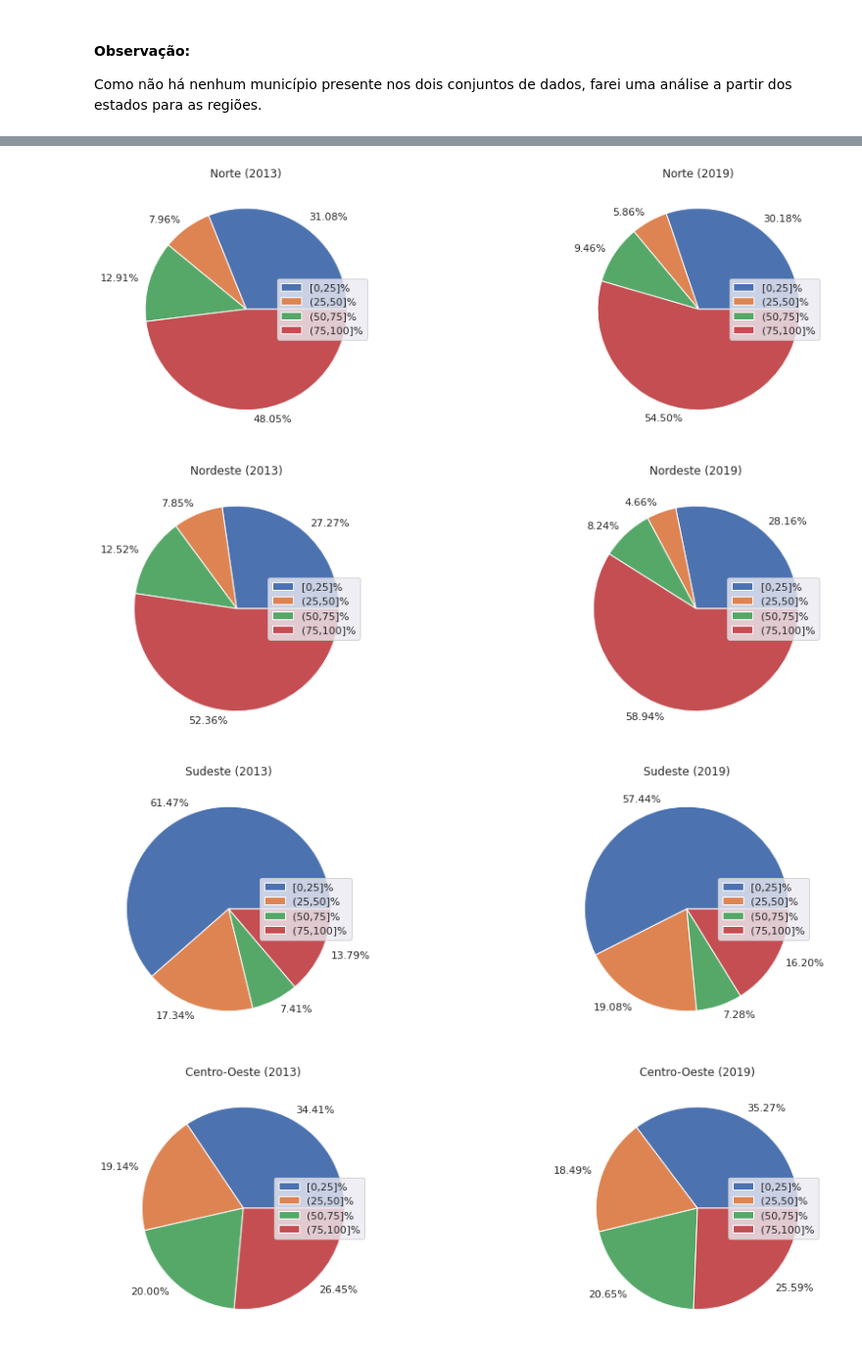
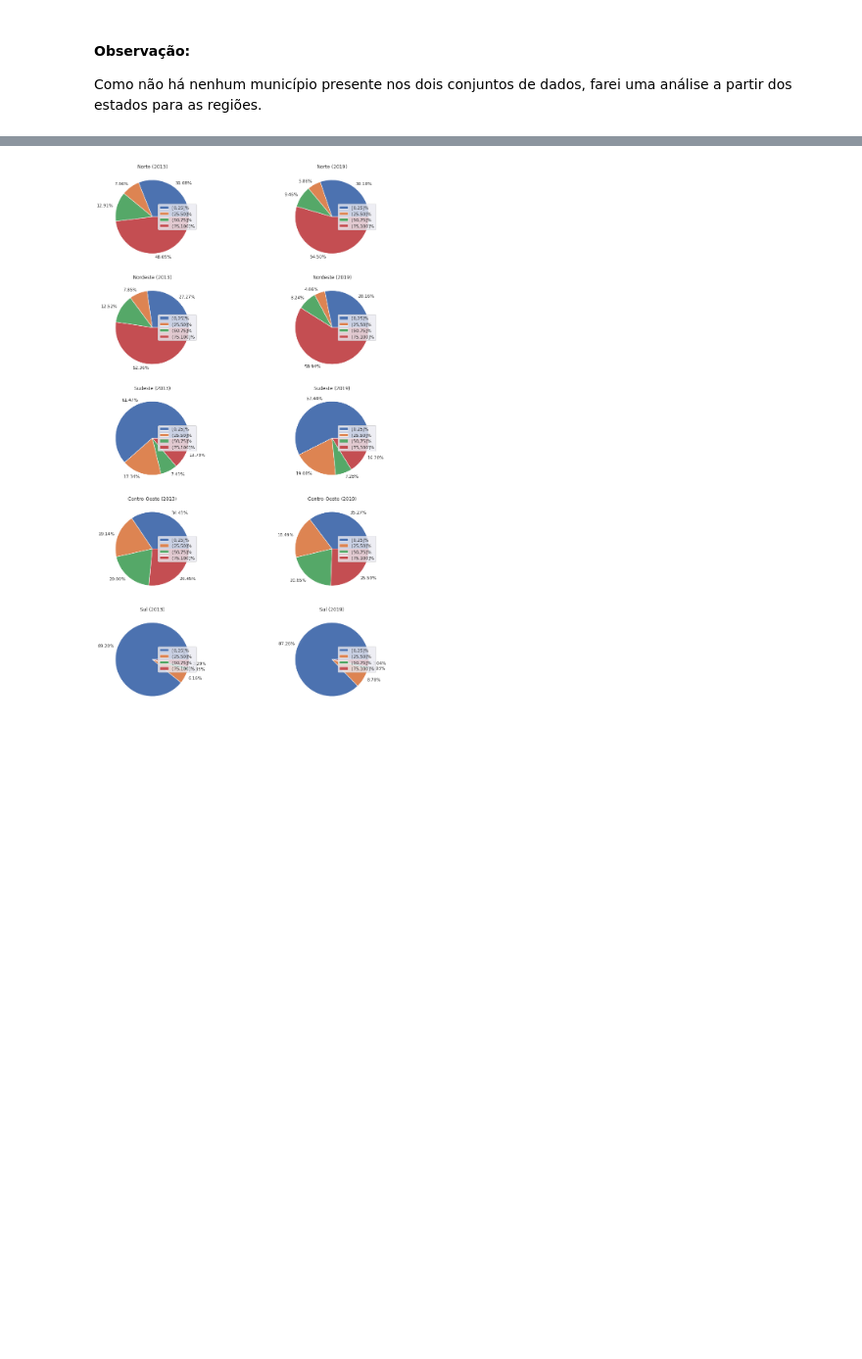
Before and after one commit to saulorcj/tarefas-analytica, a Jupyter notebook: A2/analise_dados.ipynb, the cells around one changed output, grey strips where cells are left out. Shown at 98% size. Saved outputs shown, nothing was run; the diff lists cells and outputs as text; code cells hidden in the pictures; blank space fills up the shorter version.

```diff
--- a/A2/analise_dados.ipynb
+++ b/A2/analise_dados.ipynb
@@ -109,3 +112,5 @@ df_prop_mortes = df_prop_mortes.drop(["indicador"], axis=1)
+# %%
+df_prop_mortes["prop_mortes"] = df_prop_mortes["prop_mortes"] / 100
 # %% [markdown]
 ### Os 10 municípios com maiores percentuais de mortes negras em 2000
 # %%
@@ -627,3 +613,0 @@ df_diferenca_prop_2000.sort_values(by="diferenca", ascending=False)
-# %%
-df_diferenca_prop_2013["diferenca"] = df_diferenca_prop_2013["diferenca"] / 100
-df_diferenca_prop_2013.sort_values(by="diferenca", ascending=False)
@@ -731,11 +700,9 @@ for i, regiao in enumerate(regioes):
         df_diferenca_prop_2000["sigla_uf"].isin(regioes[regiao])]["diferenca"]
     regiao_dif_prop_2013 = df_diferenca_prop_2013[
         df_diferenca_prop_2013["sigla_uf"].isin(regioes[regiao])]["diferenca"]
-    regiao_dif_despesa = dif_despesa[dif_despesa["sigla_uf"].isin(regioes[regiao])]["diferenca"]
 
-    sns.kdeplot(regiao_dif_prop_2000, shade=True, ax=axes[i], label="mortes (2000-2019)")
+    sns.kdeplot(regiao_dif_prop_2000, shade=True, ax=axes[i], label="mortes (2000-2013)")
     sns.kdeplot(regiao_dif_prop_2013, shade=True, ax=axes[i], label="mortes (2013-2019)")
-    sns.kdeplot(regiao_dif_despesa, ax=axes[i], color="green", label="despesas")
     axes[i].set_title("Variação da proporção de mortos negros e das despesas em transporte na região " + regiao)
     axes[i].legend()
     axes[i].set_xlabel("variação (%)")
@@ -800,38 +749,43 @@ plt.show()
 # %%
-def tamanho_by_intervalo_regiao(dataframe, limite, regiao):
+def tamanho_by_intervalo_regiao(dataframe, limite, regiao, indicador):
+    if limite == 0:
+        return len(dataframe[(dataframe["sigla_uf"].isin(regioes[regiao])) &
+                             (dataframe[indicador] < 0)])
     if limite == 25:
         return len(dataframe[(dataframe["sigla_uf"].isin(regioes[regiao])) &
-                             (dataframe["prop_mortes"] <= 25)])
+                             (dataframe[indicador] >= 0) &
+                             (dataframe[indicador] <= 0.25)])
     elif limite == 50:
         return len(dataframe[(dataframe["sigla_uf"].isin(regioes[regiao])) &
-                             (dataframe["prop_mortes"] > 25) &
-                             (dataframe["prop_mortes"] <= 50)])
+                             (dataframe[indicador] > 0.25) &
+                             (dataframe[indicador] <= 0.50)])
     elif limite == 75:
         return len(dataframe[(dataframe["sigla_uf"].isin(regioes[regiao])) &
-                             (dataframe["prop_mortes"] > 50) &
-                             (dataframe["prop_mortes"] <= 75)])
+                             (dataframe[indicador] > 0.50) &
+                             (dataframe[indicador] <= 0.75)])
+    elif limite == 100:
+        return len(dataframe[(dataframe["sigla_uf"].isin(regioes[regiao])) &
+                             (dataframe[indicador] > 0.75) &
+                             (dataframe[indicador] <= 1)])
     else:
         return len(dataframe[(dataframe["sigla_uf"].isin(regioes[regiao])) &
-                             (dataframe["prop_mortes"] > 75)])
+                             (dataframe[indicador] > 1)])
 # %%
 legenda = ["[0,25]%", "(25,50]%", "(50,75]%", "(75,100]%"]
 limites = [25, 50, 75, 100]
-for regiao in regioes:
-    fig, axs = plt.subplots(1, 2, figsize=(16,5))
+fig, axs = plt.subplots(5, 2, figsize=(15,25))
+for i, regiao in enumerate(regioes):
     for j, df_ano in enumerate([df_prop_2013, df_prop_2019]):
         total = (len(df_ano[df_ano["sigla_uf"].isin(regioes[regiao])]))
         porcentagens = []
         labels = []
         for limite in limites:
-            qtd = tamanho_by_intervalo_regiao(df_ano, limite, regiao)
+            qtd = tamanho_by_intervalo_regiao(df_ano, limite, regiao, "prop_mortes")
             porcentagens.append(qtd)
             labels.append("{0:.2f}%".format((qtd / total) * 100))
-        axs[j].pie(porcentagens, labels=labels)
-        axs[j].set_title("{0} ({1})".format(regiao, 2013 + j*6))
-        axs[j].legend(legenda, loc="center right")
-    plt.show()
+        axs[i,j].pie(porcentagens, labels=labels)
+        axs[i,j].set_title("{0} ({1})".format(regiao, 2013 + j*6))
+        axs[i,j].legend(legenda, loc="center right")
+plt.show()
 # %% [output]
-[figure, old version]
+[figure, new version]
-[figure, removed]
-[figure, removed]
-[figure, removed]
```
Also changed, not shown: parts of 30 cells of this notebook.
